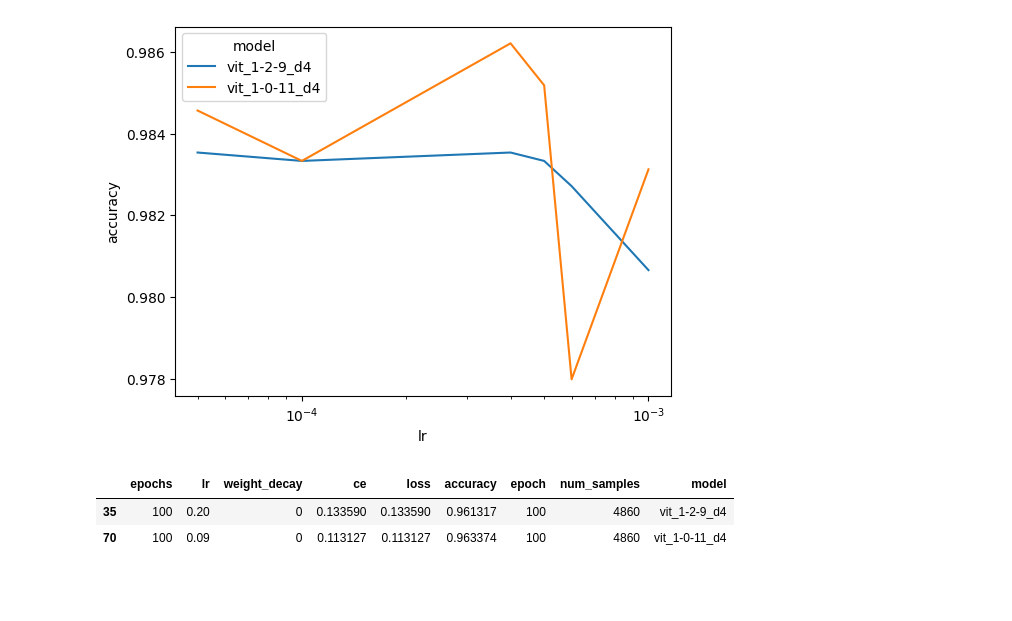
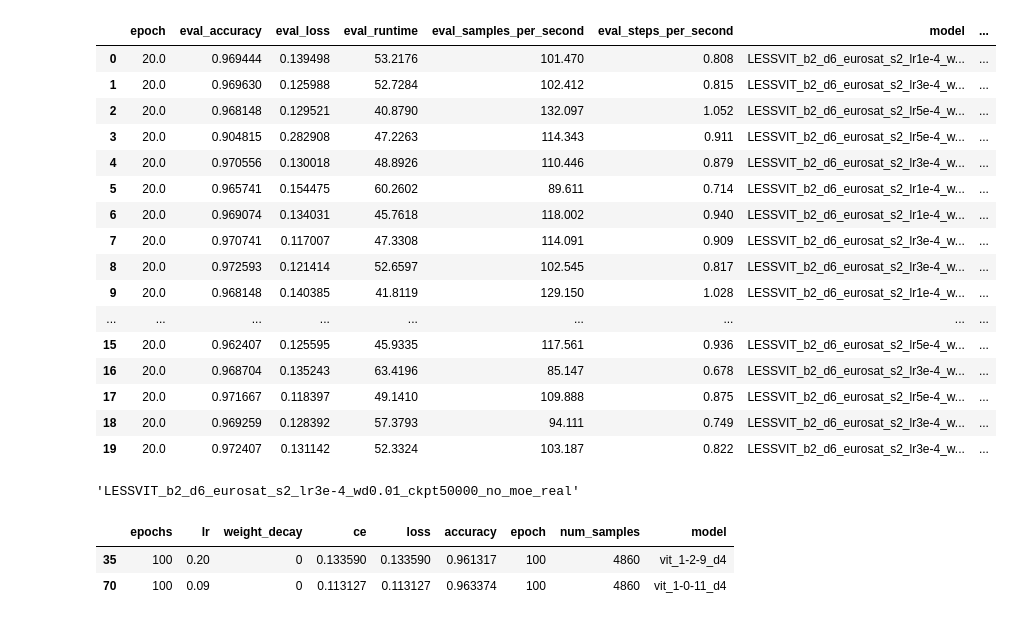
Before and after one commit to uiuctml/GeospatialFM, a Jupyter notebook: collect_results.ipynb, the cells around one changed output. Drawn from its saved outputs; the diff is of its cells as text; code cells hidden in the pictures; blank space fills up the shorter version.

```diff
--- a/collect_results.ipynb
+++ b/collect_results.ipynb
@@ -64,0 +8,2 @@ df_all_best.sort_values(by=[f'final_{metric}'])
+# %%
+results_dir = './results/models'
@@ -65,9 +25,65 @@ df_all_best.sort_values(by=[f'final_{metric}'])
+# %%
+model_name = "LESSVIT_b2_d6"
+dataset = 'eurosat'
+lp = False
+pattern = template_to_regex(model_name, dataset, lp, "s2")
+
+def get_model_name(result_dirs, model_pattern):
+    filtered_model_names = []
+    for result_dir in os.listdir(result_dirs):
+        if re.match(model_pattern, result_dir):
+            filtered_model_names.append(result_dir)
+    return filtered_model_names
+
+filtered_model_names = get_model_name(results_dir, pattern)
+# %%
+def get_target_logs(target_dirs):
+    results = []
+    for target_dir in target_dirs:
+        log_path = os.path.join(results_dir, target_dir, "test_results.json")
+        try:
+            with open(log_path, 'r') as f:
+                log = json.load(f)
+            log['model'] = target_dir
+        # parse the model_dir
+            log['lr'] = float(re.search(r"lr(\d+(?:\.\d+)?e?-?\d*)", target_dir).group(1))
+            log['weight_decay'] = float(re.search(r"wd(\d+(?:\.\d+)?e?-?\d*)", target_dir).group(1))
+            log['checkpoint'] = int(re.search(r"ckpt(\d+)", target_dir).group(1))
+            results.append(log)
+        except:
+            continue
+        # convert to df
+        df = pd.DataFrame(results)
+    return df
+# %%
+df_all = get_target_logs(filtered_model_names)
+# %%
+df_all
+# %% [output]
+|  | epoch | eval_accuracy | eval_loss | eval_runtime | eval_samples_per_second | eval_steps_per_second | model | ... |
+| 0 | 20.0 | 0.969444 | 0.139498 | 53.2176 | 101.470 | 0.808 | LESSVIT_b2_d6_eurosat_s2_lr1e-4_w... | ... |
+| 1 | 20.0 | 0.969630 | 0.125988 | 52.7284 | 102.412 | 0.815 | LESSVIT_b2_d6_eurosat_s2_lr3e-4_w... | ... |
+| 2 | 20.0 | 0.968148 | 0.129521 | 40.8790 | 132.097 | 1.052 | LESSVIT_b2_d6_eurosat_s2_lr5e-4_w... | ... |
+| 3 | 20.0 | 0.904815 | 0.282908 | 47.2263 | 114.343 | 0.911 | LESSVIT_b2_d6_eurosat_s2_lr5e-4_w... | ... |
+| 4 | 20.0 | 0.970556 | 0.130018 | 48.8926 | 110.446 | 0.879 | LESSVIT_b2_d6_eurosat_s2_lr3e-4_w... | ... |
+| 5 | 20.0 | 0.965741 | 0.154475 | 60.2602 | 89.611 | 0.714 | LESSVIT_b2_d6_eurosat_s2_lr1e-4_w... | ... |
+| 6 | 20.0 | 0.969074 | 0.134031 | 45.7618 | 118.002 | 0.940 | LESSVIT_b2_d6_eurosat_s2_lr1e-4_w... | ... |
+| 7 | 20.0 | 0.970741 | 0.117007 | 47.3308 | 114.091 | 0.909 | LESSVIT_b2_d6_eurosat_s2_lr3e-4_w... | ... |
+| 8 | 20.0 | 0.972593 | 0.121414 | 52.6597 | 102.545 | 0.817 | LESSVIT_b2_d6_eurosat_s2_lr3e-4_w... | ... |
+| 9 | 20.0 | 0.968148 | 0.140385 | 41.8119 | 129.150 | 1.028 | LESSVIT_b2_d6_eurosat_s2_lr1e-4_w... | ... |
+| ... | ... | ... | ... | ... | ... | ... | ... | ... |
+| 15 | 20.0 | 0.962407 | 0.125595 | 45.9335 | 117.561 | 0.936 | LESSVIT_b2_d6_eurosat_s2_lr5e-4_w... | ... |
+| 16 | 20.0 | 0.968704 | 0.135243 | 63.4196 | 85.147 | 0.678 | LESSVIT_b2_d6_eurosat_s2_lr3e-4_w... | ... |
+| 17 | 20.0 | 0.971667 | 0.118397 | 49.1410 | 109.888 | 0.875 | LESSVIT_b2_d6_eurosat_s2_lr5e-4_w... | ... |
+| 18 | 20.0 | 0.969259 | 0.128392 | 57.3793 | 94.111 | 0.749 | LESSVIT_b2_d6_eurosat_s2_lr3e-4_w... | ... |
+| 19 | 20.0 | 0.972407 | 0.131142 | 52.3324 | 103.187 | 0.822 | LESSVIT_b2_d6_eurosat_s2_lr3e-4_w... | ... |
 # %%
-sns.lineplot(data=df_all.loc[df_all.weight_decay==5e-4], x='lr', y=metric, hue='model')
+# sns.lineplot(data=df_all, x='lr', y='eval_accuracy', hue='checkpoint')
 # set x axis log scale
-plt.xscale('log')
+# plt.xscale('log')
+df_all.sort_values(by=['eval_accuracy'], ascending=False).iloc[1]['model']
 # %% [output]
-[figure, removed]
+'LESSVIT_b2_d6_eurosat_s2_lr3e-4_wd0.01_ckpt50000_no_moe_real'
 # %%
 df_all = pd.DataFrame()
 for target_log in target_logs:
```
Also changed, not shown: parts of 5 cells of this notebook, 6 other files.
